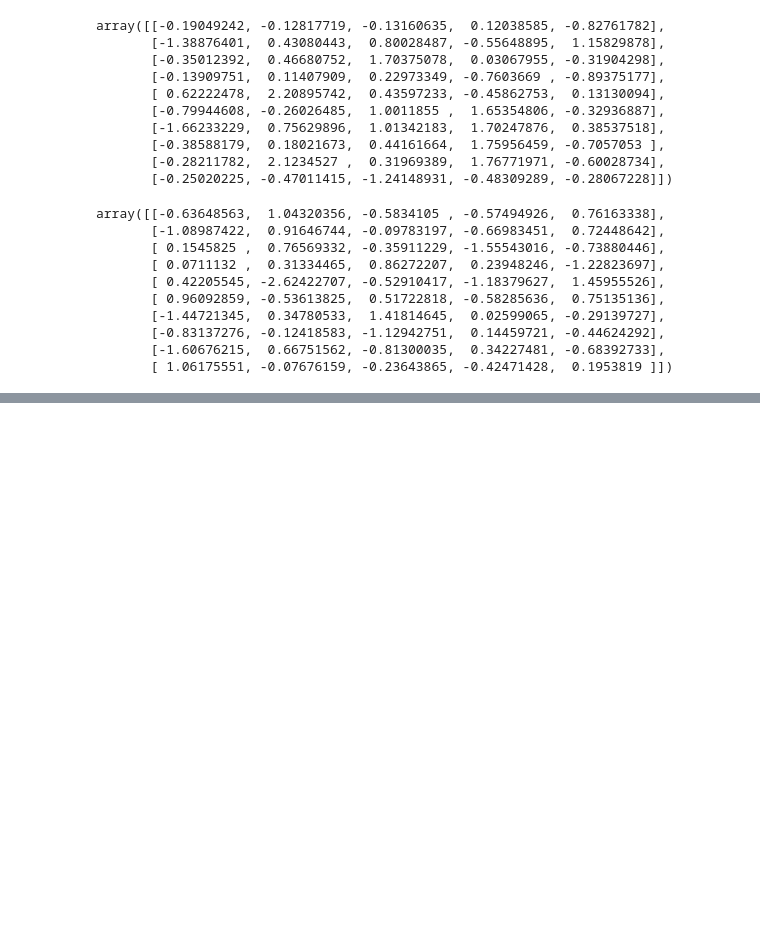
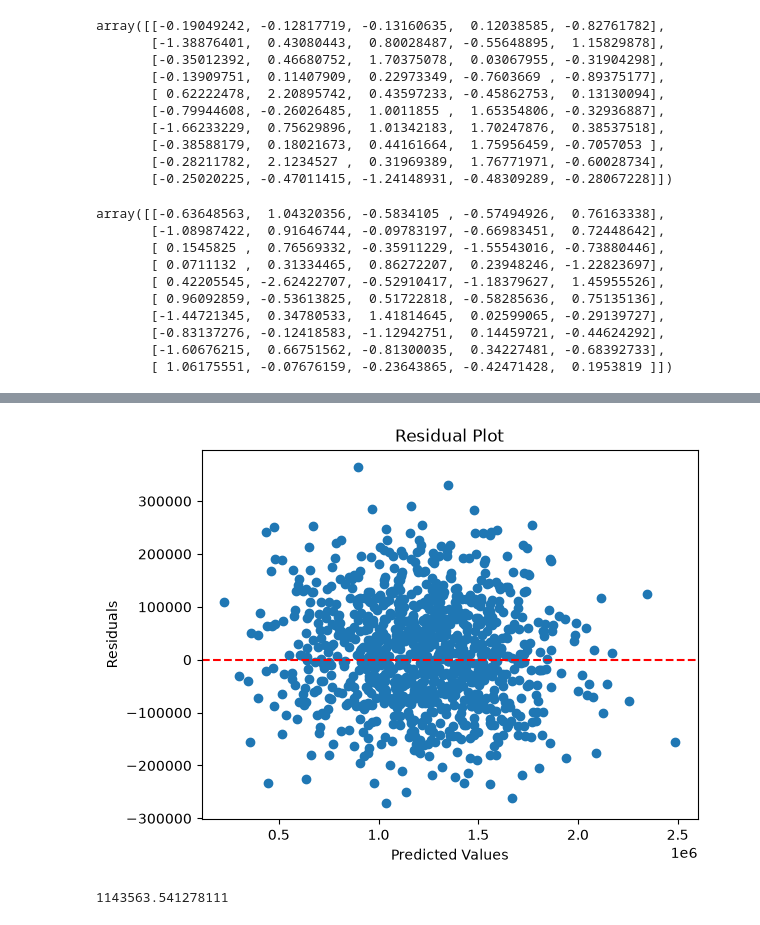
Before and after one commit to mayursuvarna27/Regression, a Jupyter notebook: House_price_prediction/House_price_predcition.ipynb, the cells around one changed output, grey strips where cells are left out. Saved outputs shown, nothing was run; the diff lists cells and outputs as text; code cells hidden in the pictures; blank space fills up the shorter version.

```diff
--- a/House_price_prediction/House_price_predcition.ipynb
+++ b/House_price_prediction/House_price_predcition.ipynb
@@ -123,0 +261,19 @@ array([[-0.63648563,  1.04320356, -0.5834105 , -0.57494926,  0.76163338],
+# %%
+residuals=y_test-y_pred
+# %%
+plt.scatter(y_pred,residuals)
+plt.axhline(y=0,color='red',linestyle='--')
+
+plt.xlabel('Predicted Values')
+plt.ylabel('Residuals')
+plt.title('Residual Plot')
+plt.show()
+# %% [output]
+[figure, added]
+# %%
+unseen_data=[[65000, 6.2, 7.5, 4.0, 30000]]
+scaled_data=scaler.transform(unseen_data)
+prediction=regressor.predict(scaled_data)
+print(prediction[0])
+# %% [output]
+1143563.541278111
```
Also changed, not shown: parts of 15 cells of this notebook.
